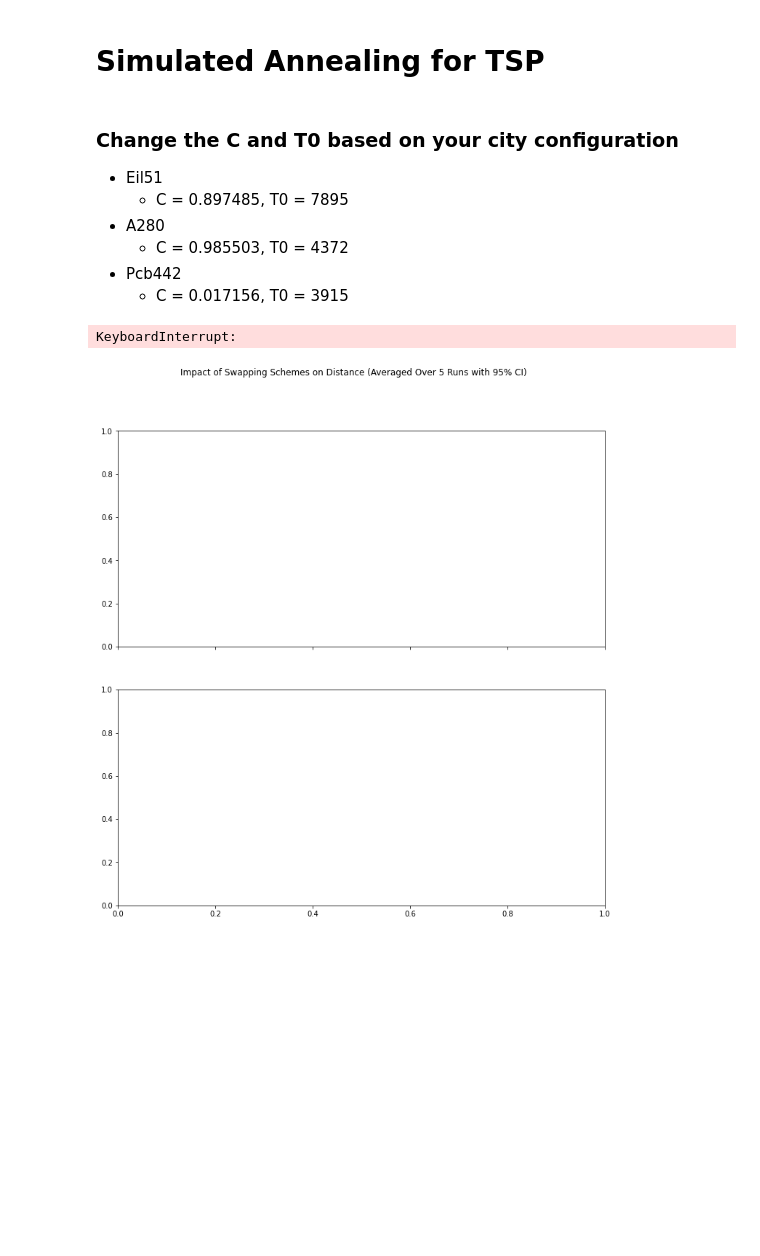
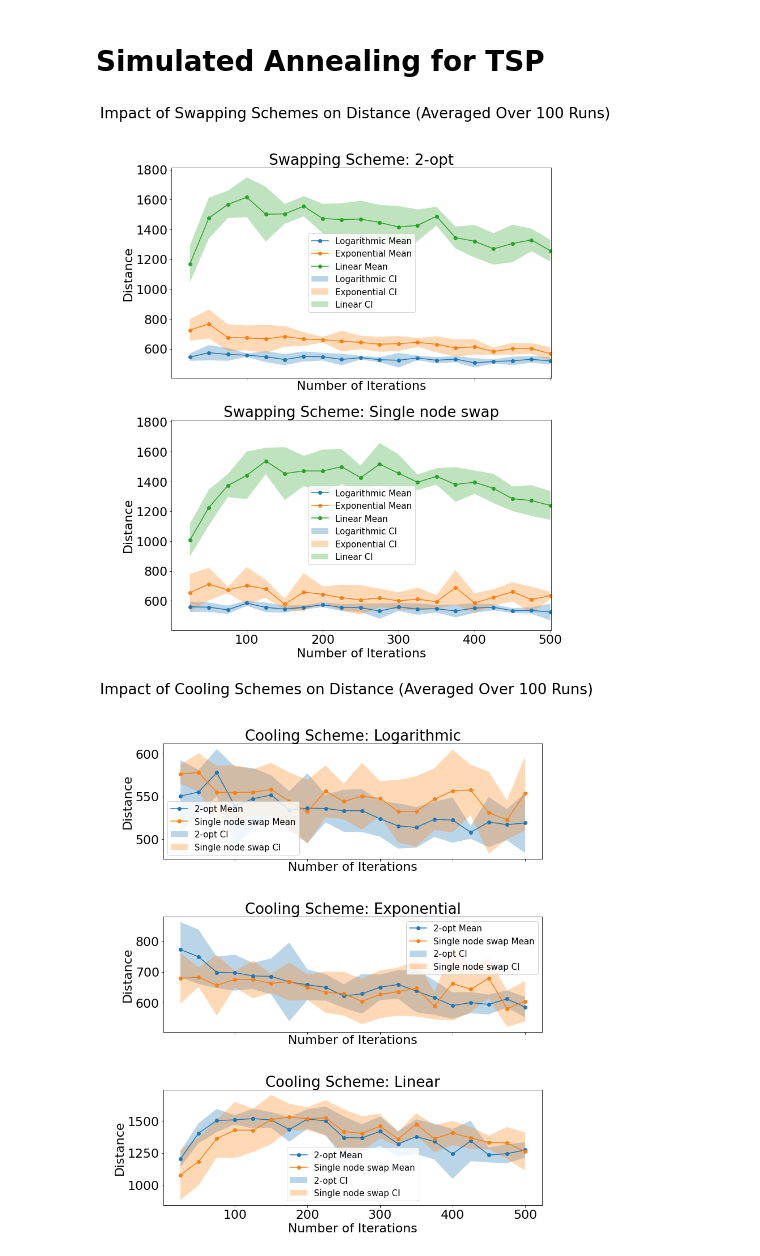
Before and after one commit to koenweverink/stochastic_simulation_assignment_3, a Jupyter notebook: Last Notebook.ipynb, the cells around one changed output. Drawn from its saved outputs; the diff is of its cells as text; code cells hidden in the pictures; blank space fills up the shorter version.

Commit message:
updated plotting stuff to make it clear

```diff
--- a/Last Notebook.ipynb
+++ b/Last Notebook.ipynb
@@ -1,14 +1,5 @@
 # %% [markdown]
 # Simulated Annealing for TSP
-# %% [markdown]
-### Change the C and T0 based on your city configuration
-
-- Eil51
-    - C = 0.897485, T0 = 7895
-- A280
-    - C = 0.985503, T0 = 4372
-- Pcb442
-    - C = 0.017156, T0 = 3915
 # %%
 import numpy as np
 import matplotlib.pyplot as plt
@@ -35,8 +26,8 @@ def get_city_coord_dict(filename):
 
 #Open initial file, store cities with coordinates
 
-# filename = "TSP-Configurations/eil51.tsp.txt"
-filename = "TSP-Configurations/a280.tsp.txt"
+filename = "TSP-Configurations/eil51.tsp.txt"
+# filename = "TSP-Configurations/a280.tsp.txt"
 # filename = "TSP-Configurations/pcb442.tsp.txt"
 init_cities = get_city_coord_dict(filename)
 
@@ -80,7 +71,7 @@ def visualize_routes(cities):
     plt.show()
 # %%
 class SimulatedAnnealing:
-    def __init__(self, cities, C, T0, max_step, init_seed=np.random.randint(1, 1000)):
+    def __init__(self, cities, C, T0, max_step=100, init_seed=np.random.randint(1, 1000)):
         self.cities_old = cities
         self.C = C
         self.T0 = T0
@@ -197,14 +188,14 @@ def calculate_confidence_interval(data, confidence=0.95):
     h = std_err * t.ppf((1 + confidence) / 2, n - 1)
     return m - h, m + h
 # %%
-def run_experiment(cooling_scheme, swap_scheme, max_iterations_range, num_runs=100):
+def run_experiment(cooling_scheme, swap_scheme, max_iterations_range, num_runs=5):
     results = {'Iteration': [], 'Distance': []}
 
     for max_iter in max_iterations_range:
         distances = []
 
         for _ in range(num_runs):
-            sa_instance = SimulatedAnnealing(init_cities, C= 0.9855031390846619, T0=4371.8793675683855, max_step=max_iter, init_seed=np.random.randint(1, 1000))
+            sa_instance = SimulatedAnnealing(init_cities, C= 0.897485, T0=7895, max_step=max_iter, init_seed=np.random.randint(1, 1000))
             final_cities = sa_instance.run(cooling_scheme, swap_scheme)
 
             distances.append(total_distance(final_cities))
@@ -220,44 +211,54 @@ def run_experiment(cooling_scheme, swap_scheme, max_iterations_range, num_runs=1
 # Run experiment for each swapping scheme
 cooling_schemes = ['logarithmic', 'exponential', 'linear']
 swap_schemes = ['2-opt', 'Single Node Swap']
 max_iterations_range = np.arange(25, 501, 25)  # Adjust the range as needed
 
+x_axis_limits = (1, 501)
+
 # Create subplots for each swapping scheme
-fig, axs = plt.subplots(len(swap_schemes), 1, figsize=(12, 12), sharex=True)
-fig.suptitle('Impact of Swapping Schemes on Distance (Averaged Over 5 Runs with 95% CI)')
+fig, axs = plt.subplots(len(swap_schemes), 1, figsize=(12, 15), sharex=True, gridspec_kw={'hspace': 0.2})
+fig.suptitle('Impact of Swapping Schemes on Distance (Averaged Over 100 Runs)', fontsize=26)
+
+axs[0].get_shared_y_axes().join(*axs)
 
 for i, swap_scheme in enumerate(swap_schemes):
     for j, cooling_scheme in enumerate(cooling_schemes):
         df_results = run_experiment(cooling_scheme, swap_scheme, max_iterations_range)
         axs[i].fill_between(df_results['Iteration'], df_results['Distance'].apply(lambda x: x[1]), df_results['Distance'].apply(lambda x: x[2]), alpha=0.3, label=f'{cooling_scheme.capitalize()} CI')
         axs[i].plot(df_results['Iteration'], df_results['Distance'].apply(lambda x: x[0]), label=f'{cooling_scheme.capitalize()} Mean', marker='o')
 
-    axs[i].set_title(f'Swapping Scheme: {swap_scheme.capitalize()}')
-    axs[i].set_ylabel('Distance')
-    axs[i].legend()
-
+    axs[i].set_title(f'Swapping Scheme: {swap_scheme.capitalize()}', fontsize=26)
+    axs[i].set_ylabel('Distance', fontsize=22)
+    axs[i].set_xlabel('Number of Iterations', fontsize=22)
+    axs[i].set_xlim(x_axis_limits)
+    axs[i].legend(fontsize=15)
+    axs[i].tick_params(axis='both', labelsize=22)
     # Save the plot as a PNG file
     plt.savefig(f'swap_scheme_{swap_scheme}.png')
 
 # Create subplots for each cooling scheme
-fig, axs_cooling = plt.subplots(len(cooling_schemes), 1, figsize=(12, 12), sharex=True)
-fig.suptitle('Impact of Cooling Schemes on Distance (Averaged Over 5 Runs with 95% CI)')
+fig, axs_cooling = plt.subplots(len(cooling_schemes), 1, figsize=(12, 15), sharex=True, gridspec_kw={'hspace': 0.5})
+fig.suptitle('Impact of Cooling Schemes on Distance (Averaged Over 100 Runs)', fontsize=26)
+
+# axs_cooling[0].get_shared_y_axes().join(*axs_cooling)
 
 for i, cooling_scheme in enumerate(cooling_schemes):
     for swap_scheme in swap_schemes:
         df_results = run_experiment(cooling_scheme, swap_scheme, max_iterations_range)
         axs_cooling[i].fill_between(df_results['Iteration'], df_results['Distance'].apply(lambda x: x[1]), df_results['Distance'].apply(lambda x: x[2]), alpha=0.3, label=f'{swap_scheme.capitalize()} CI')
         axs_cooling[i].plot(df_results['Iteration'], df_results['Distance'].apply(lambda x: x[0]), label=f'{swap_scheme.capitalize()} Mean', marker='o')
 
-    axs_cooling[i].set_title(f'Cooling Scheme: {cooling_scheme.capitalize()}')
-    axs_cooling[i].set_ylabel('Distance')
-    axs_cooling[i].legend()
+    axs_cooling[i].set_title(f'Cooling Scheme: {cooling_scheme.capitalize()}', fontsize=26)
+    axs_cooling[i].set_ylabel('Distance', fontsize=22)
+    axs_cooling[i].set_xlabel('Number of Iterations', fontsize=22)
+#     axs_cooling[i].set_xlim(x_axis_limits)
+    axs_cooling[i].legend(fontsize=15)
+    axs_cooling[i].tick_params(axis='both', labelsize=22)
 
     # Save the plot as a PNG file
     plt.savefig(f'cooling_scheme_{cooling_scheme}.png')
 
-plt.xlabel('Max Iterations')
 plt.show()
 # %% [output]
-KeyboardInterrupt:
-[figure, old version]
+[figure, new version]
+[figure, added]
```
